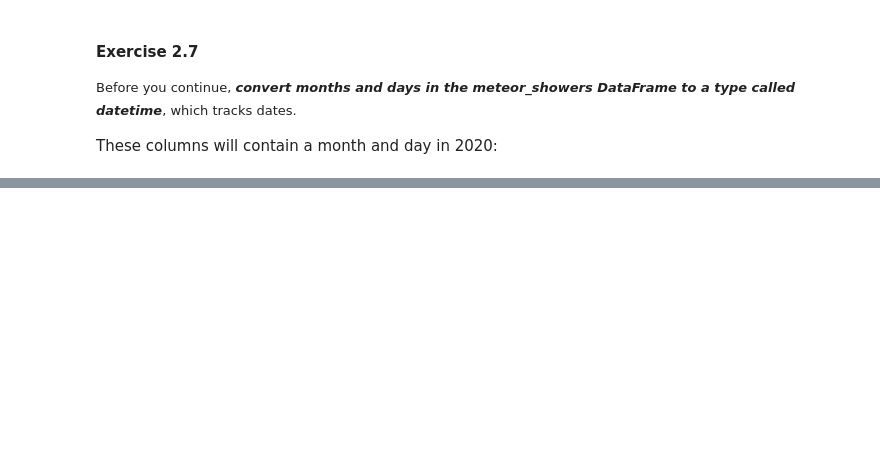
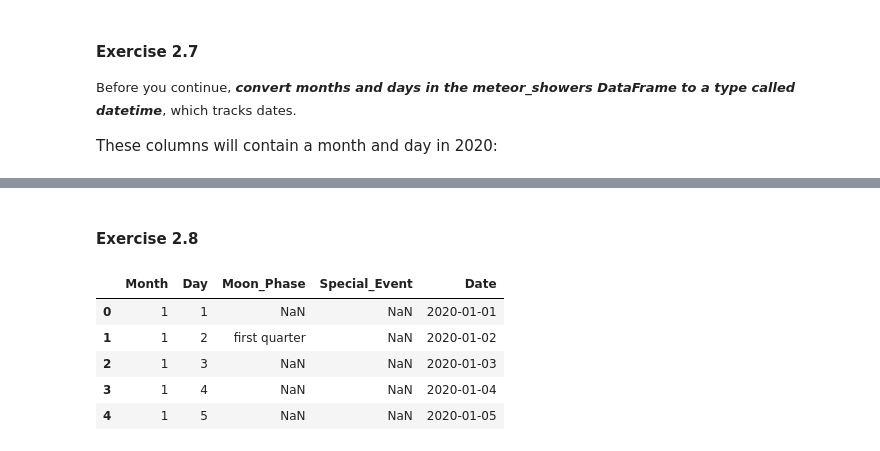
Before and after one commit to pmikaelah/Learn-Microsoft-Learning-Path-1-Explore-space-with-Python-and-Visual-Studio-Code, a Jupyter notebook: [main notebook] over-the-moon/module-2_meteor-showers/meteor-showers.ipynb, the cells around one changed output, grey strips where cells are left out. Cells and saved outputs as stored; diff of their text form; code cells hidden in the pictures; blank space fills up the shorter version.

```diff
--- a/[main notebook] over-the-moon/module-2_meteor-showers/meteor-showers.ipynb
+++ b/[main notebook] over-the-moon/module-2_meteor-showers/meteor-showers.ipynb
@@ -251,0 +280,31 @@ months = {'january':1, 'february':2, 'march':3, ''}
+# %% [markdown]
+#### Exercise 2.8
+# %%
+import numpy as np
+import pandas as pd
+
+meteor_showers = pd.read_csv('data/meteorshowers.csv')
+moon_phases = pd.read_csv('data/moonphases.csv')
+cities = pd.read_csv('data/cities.csv')
+constellations = pd.read_csv('data/constellations.csv')
+
+months = {'january':1, 'february':2, 'march':3, 'april':4, 'may':5, 'june':6, 'july':7, 'august':8, 'september':9, 'october':10, 'november':11, 'december':12}
+meteor_showers.Best_Month = meteor_showers.Best_Month.map(months)
+meteor_showers.Start_Month = meteor_showers.Start_Month.map(months)
+meteor_showers.End_Month = meteor_showers.End_Month.map(months)
+moon_phases.Month = moon_phases.Month.map(months)
+constellations.Best_Month = constellations.Best_Month.map(months)
+
+meteor_showers['Start Date'] = pd.to_datetime(2020 * 10000 + meteor_showers.Start_Month * 100 + meteor_showers.Start_Day, format = '%Y%m%d')
+meteor_showers['End Date'] = pd.to_datetime(2020 * 10000 + meteor_showers.Start_Month * 100 + meteor_showers.Start_Day, format = '%Y%m%d')
+moon_phases['Date'] = pd.to_datetime(2020 * 10000 + moon_phases.Month * 100 + moon_phases.Day, format = '%Y%m%d')
+
+meteor_showers.head()
+moon_phases.head()
+# %% [output]
+|  | Month | Day | Moon_Phase | Special_Event | Date |
+| 0 | 1 | 1 | NaN | NaN | 2020-01-01 |
+| 1 | 1 | 2 | first quarter | NaN | 2020-01-02 |
+| 2 | 1 | 3 | NaN | NaN | 2020-01-03 |
+| 3 | 1 | 4 | NaN | NaN | 2020-01-04 |
+| 4 | 1 | 5 | NaN | NaN | 2020-01-05 |
```
Also changed, not shown: parts of 11 cells of this notebook, 5 other files.
